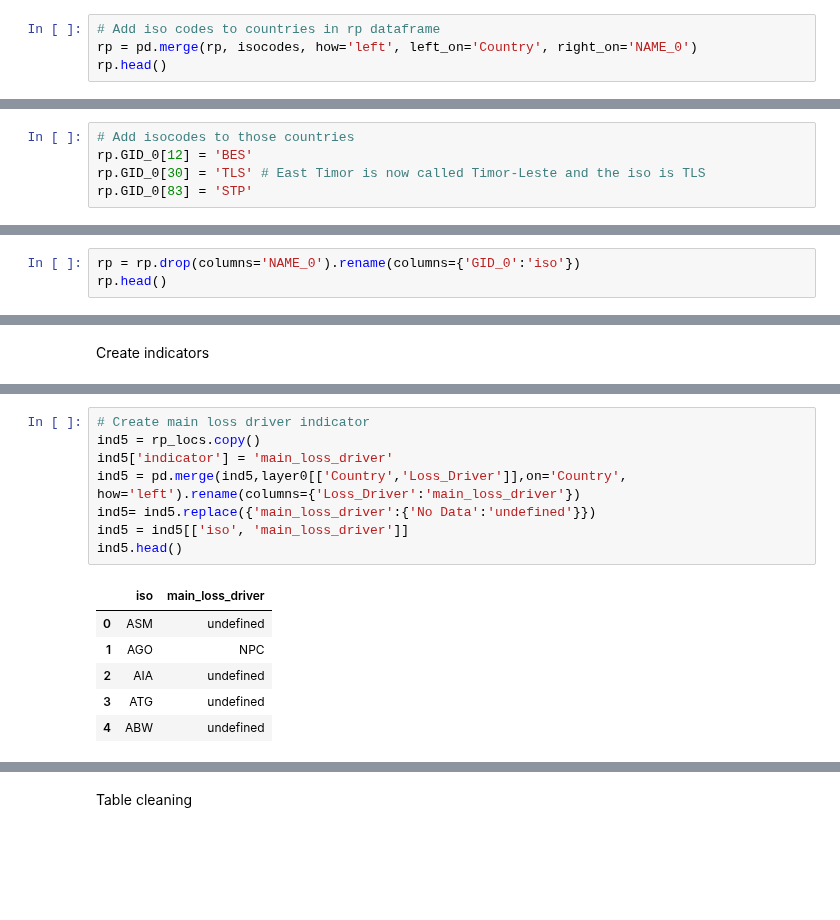
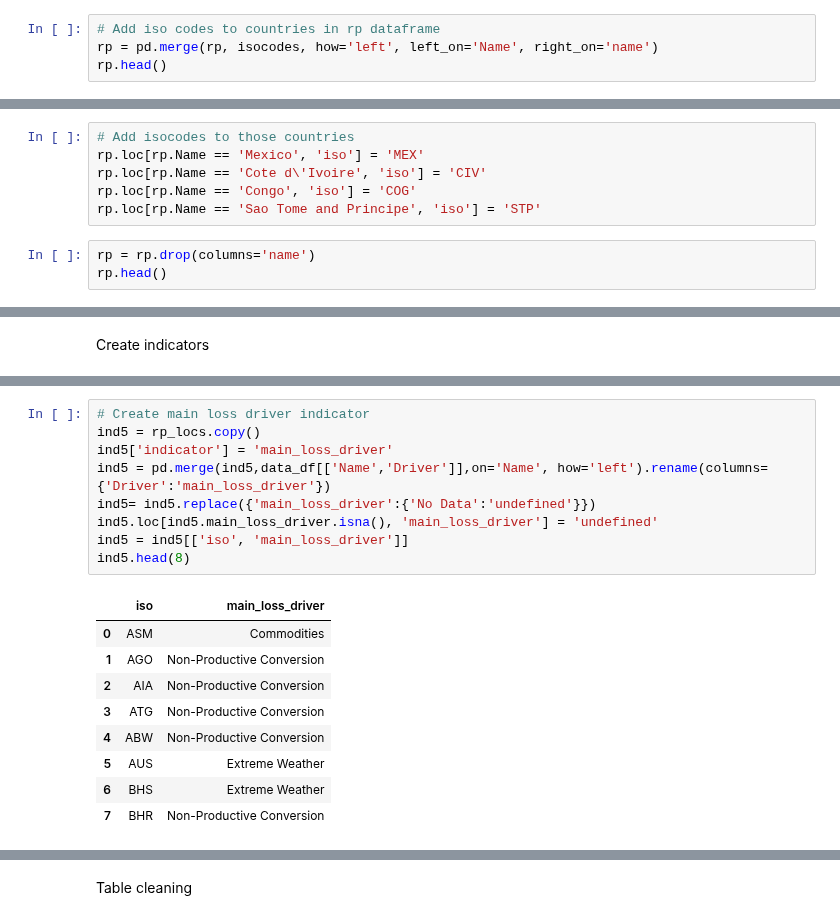
Before and after one commit to Vizzuality/mangrove-atlas, a Jupyter notebook: data/notebooks/Lab/data_processing/widgets-v2/restoration_and_degradation_widget.ipynb, the cells around one changed output, grey strips where cells are left out. Saved outputs shown, nothing was run; the diff lists cells and outputs as text; blank space fills up the shorter version.

```diff
--- a/data/notebooks/Lab/data_processing/widgets-v2/restoration_and_degradation_widget.ipynb
+++ b/data/notebooks/Lab/data_processing/widgets-v2/restoration_and_degradation_widget.ipynb
@@ -139,5 +129,5 @@ isocodes = gadm[['GID_0', 'NAME_0']]
 # %%
 # Add iso codes to countries in rp dataframe
-rp = pd.merge(rp, isocodes, how='left', left_on='Country', right_on='NAME_0')
+rp = pd.merge(rp, isocodes, how='left', left_on='Name', right_on='name')
 rp.head()
 # %% [output]
@@ -158,5 +155,0 @@ rp[rp['GID_0'].isnull()]
-# %%
-# Add isocodes to those countries
-rp.GID_0[12] = 'BES'
-rp.GID_0[30] = 'TLS' # East Timor is now called Timor-Leste and the iso is TLS
-rp.GID_0[83] = 'STP'
@@ -163,4 +161,10 @@ rp.GID_0[83] = 'STP'
+# %%
+# Add isocodes to those countries
+rp.loc[rp.Name == 'Mexico', 'iso'] = 'MEX'
+rp.loc[rp.Name == 'Cote d\'Ivoire', 'iso'] = 'CIV'
+rp.loc[rp.Name == 'Congo', 'iso'] = 'COG'
+rp.loc[rp.Name == 'Sao Tome and Principe', 'iso'] = 'STP'
 # %%
-rp = rp.drop(columns='NAME_0').rename(columns={'GID_0':'iso'})
+rp = rp.drop(columns='name')
 rp.head()
 # %% [output]
@@ -342,15 +378,19 @@ ind4.head()
 # %%
 # Create main loss driver indicator
 ind5 = rp_locs.copy()
 ind5['indicator'] = 'main_loss_driver'
-ind5 = pd.merge(ind5,layer0[['Country','Loss_Driver']],on='Country', how='left').rename(columns={'Loss_Driver':'main_loss_driver'})
+ind5 = pd.merge(ind5,data_df[['Name','Driver']],on='Name', how='left').rename(columns={'Driver':'main_loss_driver'})
 ind5= ind5.replace({'main_loss_driver':{'No Data':'undefined'}})
+ind5.loc[ind5.main_loss_driver.isna(), 'main_loss_driver'] = 'undefined'
 ind5 = ind5[['iso', 'main_loss_driver']]
-ind5.head()
+ind5.head(8)
 # %% [output]
 |  | iso | main_loss_driver |
-| 0 | ASM | undefined |
-| 1 | AGO | NPC |
-| 2 | AIA | undefined |
-| 3 | ATG | undefined |
-| 4 | ABW | undefined |
+| 0 | ASM | Commodities |
+| 1 | AGO | Non-Productive Conversion |
+| 2 | AIA | Non-Productive Conversion |
+| 3 | ATG | Non-Productive Conversion |
+| 4 | ABW | Non-Productive Conversion |
+| 5 | AUS | Extreme Weather |
+| 6 | BHS | Extreme Weather |
+| 7 | BHR | Non-Productive Conversion |
```
Also changed, not shown: parts of 39 cells of this notebook, 3 other files.
